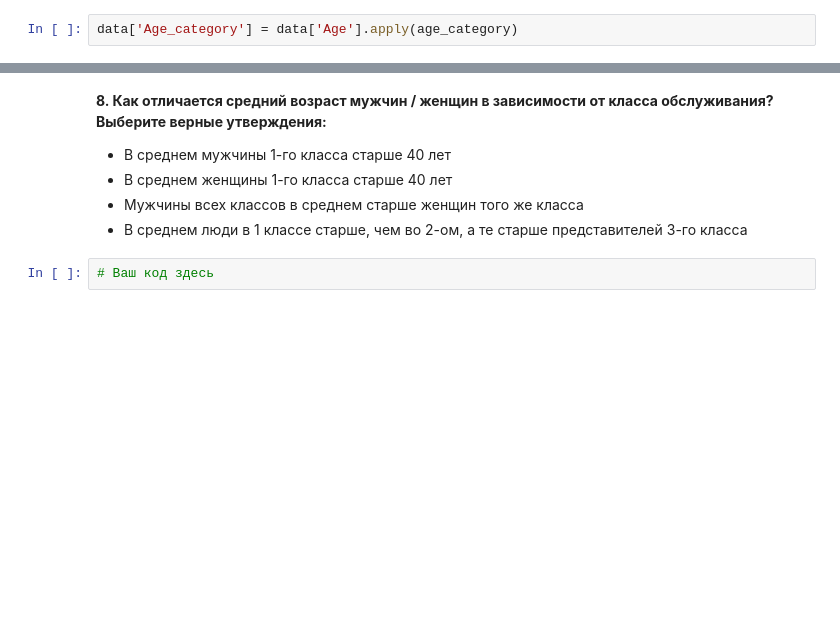
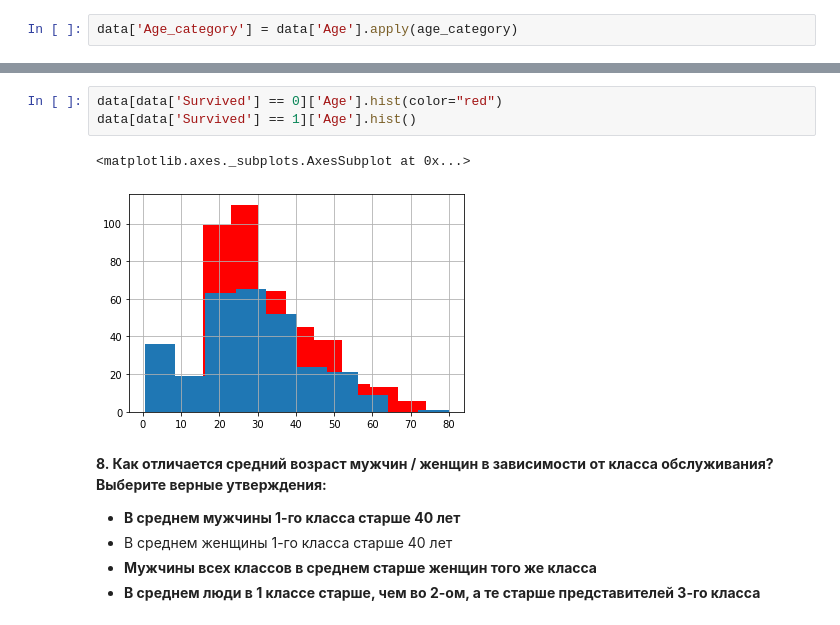
Before and after one commit to danvil97/python-lab, a Jupyter notebook: python-hw2/Jupyter/2_pandas_hw.ipynb, the cells around one changed output, grey strips where cells are left out. Cells and saved outputs as stored; diff of their text form; blank space fills up the shorter version.

```diff
--- a/python-hw2/Jupyter/2_pandas_hw.ipynb
+++ b/python-hw2/Jupyter/2_pandas_hw.ipynb
@@ -145,8 +186,12 @@ data['Age_category'] = data['Age'].apply(age_category)
+# %%
+data[data['Survived'] == 0]['Age'].hist(color="red")
+data[data['Survived'] == 1]['Age'].hist()
+# %% [output]
+<matplotlib.axes._subplots.AxesSubplot at 0x...>
+[figure, added]
 # %% [markdown]
 **8. Как отличается средний возраст мужчин / женщин в зависимости от класса обслуживания? Выберите верные утверждения:**
-- В среднем мужчины 1-го класса старше 40 лет
+- **В среднем мужчины 1-го класса старше 40 лет**
 - В среднем женщины 1-го класса старше 40 лет
-- Мужчины всех классов в среднем старше женщин того же класса
-- В среднем люди в 1 классе старше, чем во 2-ом, а те старше представителей 3-го класса
+- **Мужчины всех классов в среднем старше женщин того же класса**
+- **В среднем люди в 1 классе старше, чем во 2-ом, а те старше представителей 3-го класса**
-# %%
-# Ваш код здесь
```
Also changed, not shown: parts of 22 cells of this notebook.
